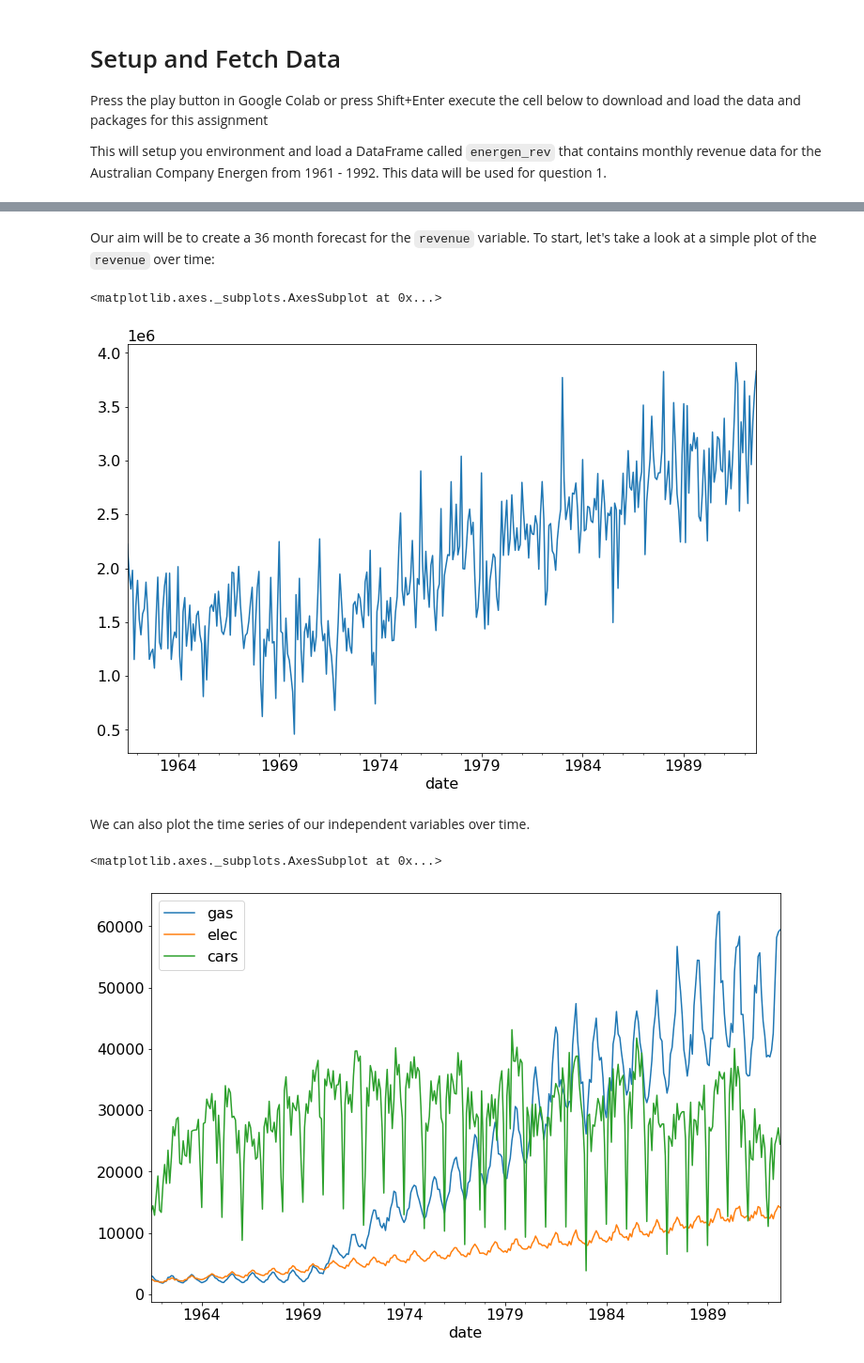
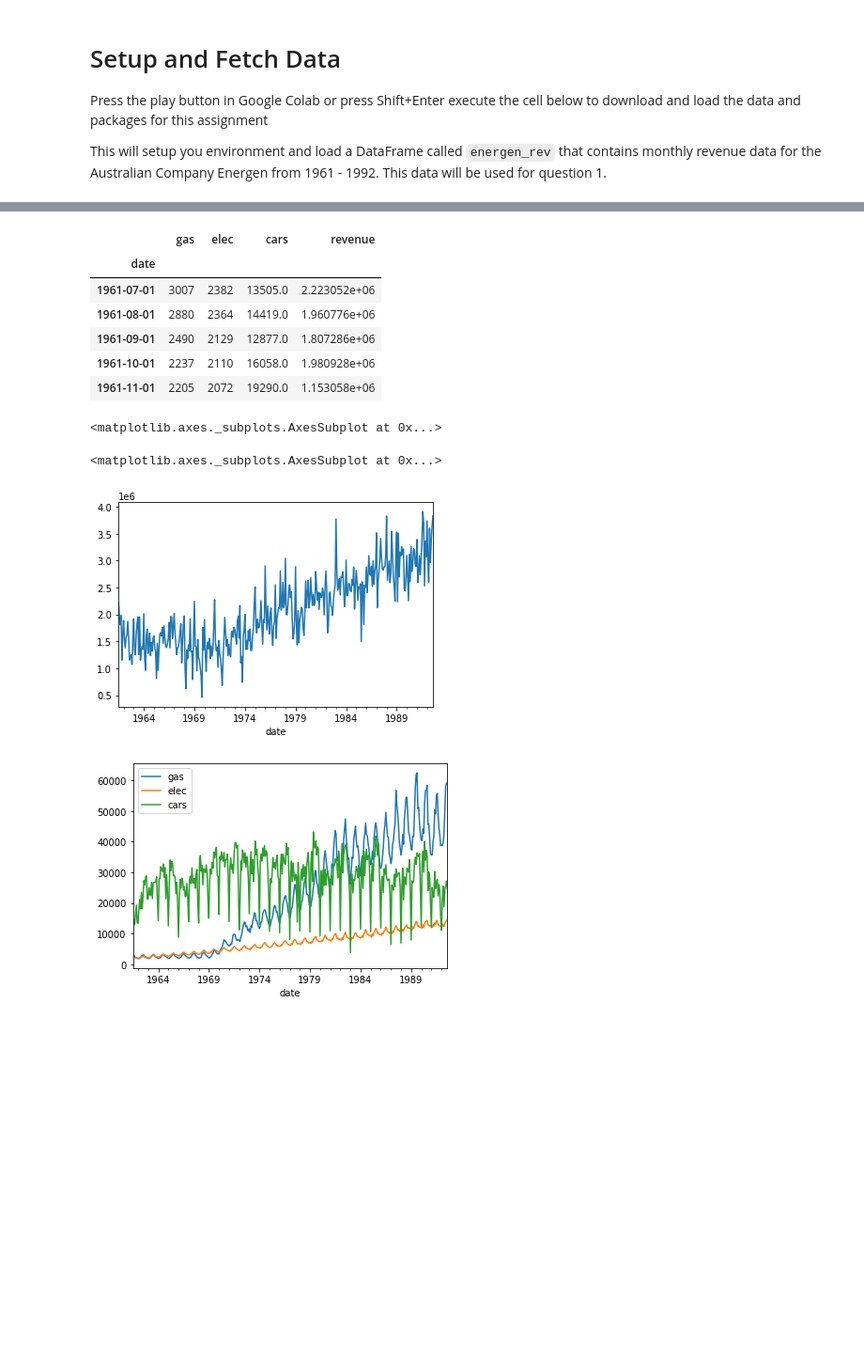
Before and after one commit to ZacharySBrown/vcu-scma440-2021q1, a Jupyter notebook: assignments/Assignment3.ipynb, the cells around one changed output, grey strips where cells are left out. Shown at 94% size. Cells and saved outputs as stored; diff of their text form; code cells hidden in the pictures; blank space fills up the shorter version.

```diff
--- a/assignments/Assignment3.ipynb
+++ b/assignments/Assignment3.ipynb
@@ -59,15 +58,17 @@ energen_rev.head()
-# %% [markdown]
-Our aim will be to create a 36 month forecast for the `revenue` variable. To start, let's take a look at a simple plot of the `revenue` over time:
-# %%
-energen_rev['revenue'].plot()
-# %% [output]
-<matplotlib.axes._subplots.AxesSubplot at 0x...>
-[figure, removed]
-# %% [markdown]
-We can also plot the time series of our independent variables over time.
-# %%
-energen_rev[['gas','elec','cars']].plot()
-# %% [output]
-<matplotlib.axes._subplots.AxesSubplot at 0x...>
-[figure, removed]
+# %%
+display(energen_rev.head())
+display(energen_rev['revenue'].plot())
+display(energen_rev[['gas','elec','cars']].plot())
+# %% [output]
+|  | gas | elec | cars | revenue |
+| date |  |  |  |  |
+| 1961-07-01 | 3007 | 2382 | 13505.0 | 2.223052e+06 |
+| 1961-08-01 | 2880 | 2364 | 14419.0 | 1.960776e+06 |
+| 1961-09-01 | 2490 | 2129 | 12877.0 | 1.807286e+06 |
+| 1961-10-01 | 2237 | 2110 | 16058.0 | 1.980928e+06 |
+| 1961-11-01 | 2205 | 2072 | 19290.0 | 1.153058e+06 |
+<matplotlib.axes._subplots.AxesSubplot at 0x...>
+<matplotlib.axes._subplots.AxesSubplot at 0x...>
+[figure, added]
+[figure, added]
 # %% [markdown]
```
Also changed, not shown: parts of 33 cells of this notebook.
